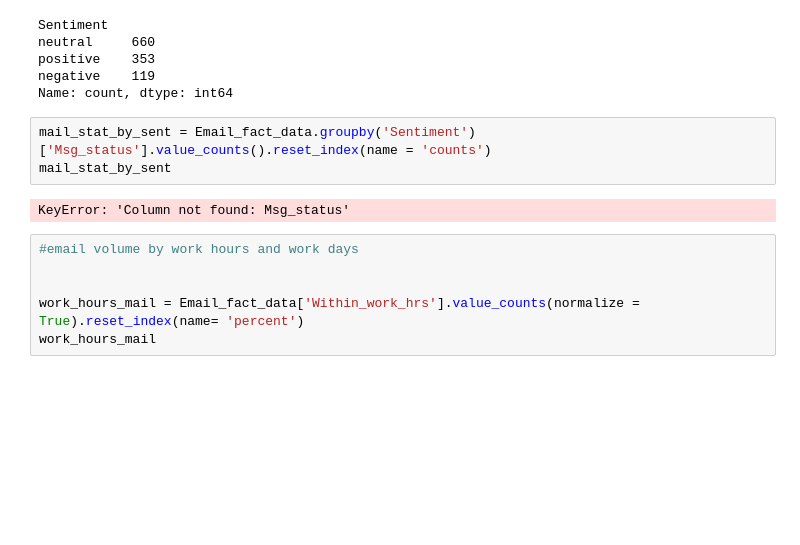
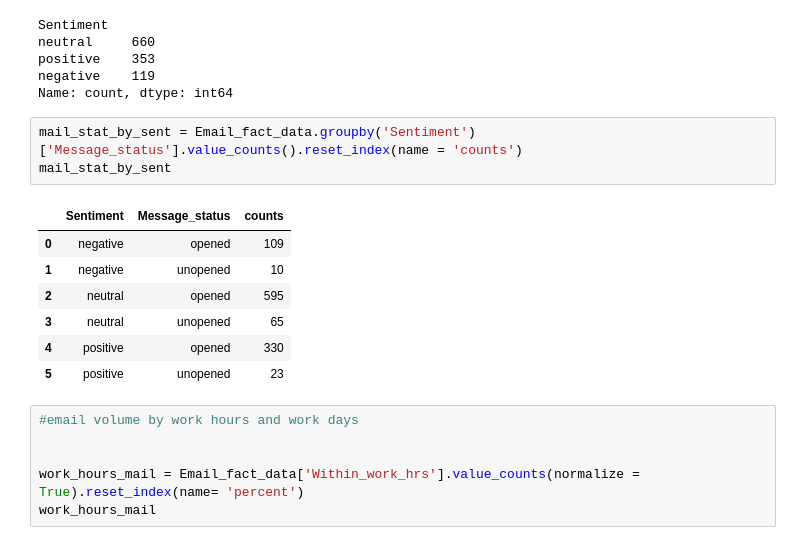
Before and after one commit to djibril968/Python_projects, a Jupyter notebook: Onyx_email_analysis.ipynb, the cells around one changed output. Drawn from its saved outputs; the diff is of its cells as text; blank space fills up the shorter version.

```diff
--- a/Onyx_email_analysis.ipynb
+++ b/Onyx_email_analysis.ipynb
@@ -659,10 +649,16 @@ positive    353
 negative    119
 Name: count, dtype: int64
 # %%
-mail_stat_by_sent = Email_fact_data.groupby('Sentiment')['Msg_status'].value_counts().reset_index(name = 'counts')
+mail_stat_by_sent = Email_fact_data.groupby('Sentiment')['Message_status'].value_counts().reset_index(name = 'counts')
 mail_stat_by_sent
 # %% [output]
-KeyError: 'Column not found: Msg_status'
+|  | Sentiment | Message_status | counts |
+| 0 | negative | opened | 109 |
+| 1 | negative | unopened | 10 |
+| 2 | neutral | opened | 595 |
+| 3 | neutral | unopened | 65 |
+| 4 | positive | opened | 330 |
+| 5 | positive | unopened | 23 |
 # %%
 #email volume by work hours and work days
 
```
Also changed, not shown: parts of 1 cell of this notebook.
